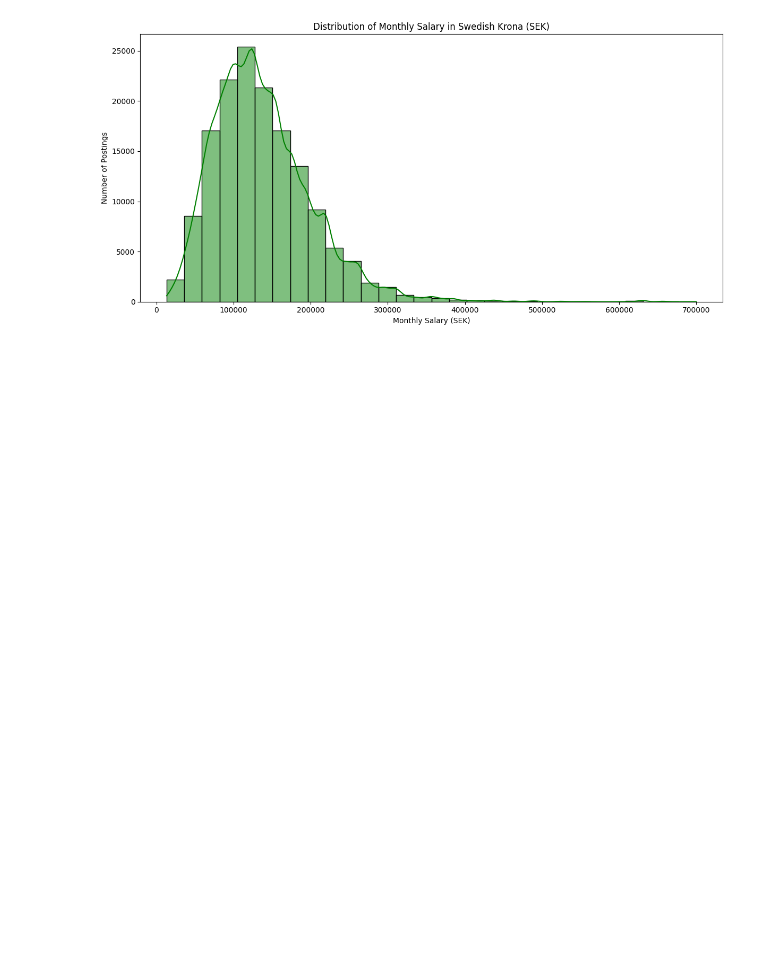
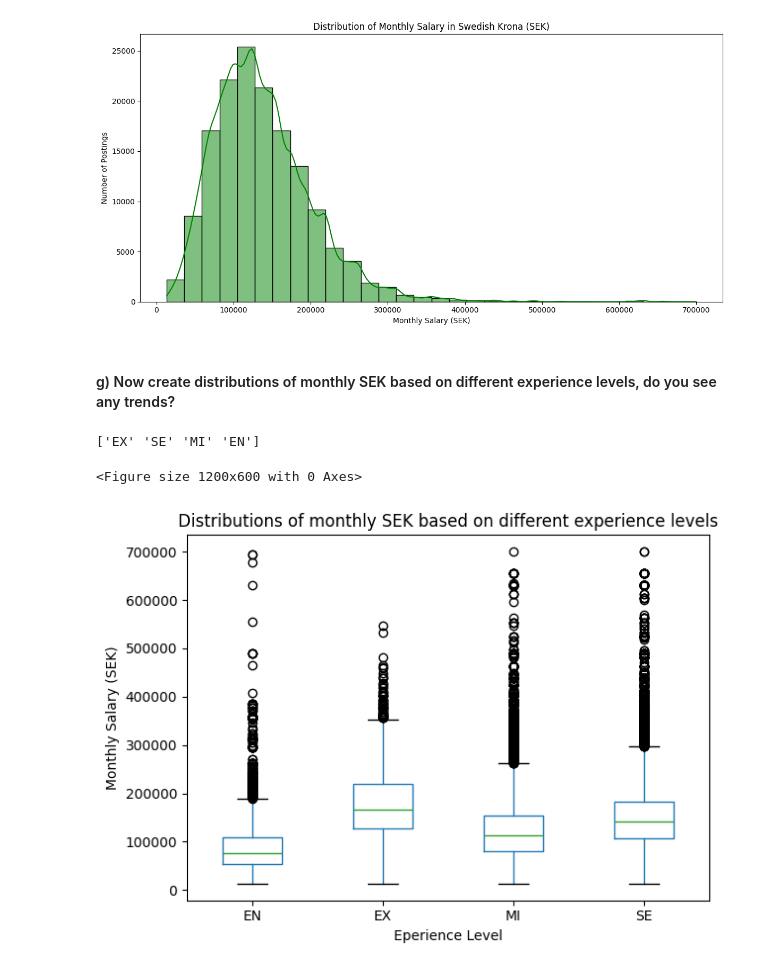
Before and after one commit to TonalLobster/AI_Engineering_Edwin_Lindblom, a Jupyter notebook: exercises/exercise_0/1_salaries_in_data_field.ipynb, the cells around one changed output. Drawn from its saved outputs; the diff is of its cells as text; code cells hidden in the pictures; blank space fills up the shorter version.

Commit message:
done with salary question g).

```diff
--- a/exercises/exercise_0/1_salaries_in_data_field.ipynb
+++ b/exercises/exercise_0/1_salaries_in_data_field.ipynb
@@ -260,3 +260,22 @@ plt.tight_layout()
 plt.show()
 # %% [output]
 [figure]
+# %% [markdown]
+#### g)  Now create distributions of monthly SEK based on different experience levels, do you see any trends?
+# %%
+print(df["experience_level"].unique())
+# %% [output]
+['EX' 'SE' 'MI' 'EN']
+# %%
+plt.figure(figsize=(12, 6 ))
+df.boxplot(column="monthly_salary_sek", by="experience_level", grid=False)
+plt.title("Distributions of monthly SEK based on different experience levels")
+plt.suptitle("")
+
+plt.xlabel("Eperience Level")
+plt.ylabel("Monthly Salary (SEK)")
+plt.tight_layout()
+plt.show()
+# %% [output]
+<Figure size 1200x600 with 0 Axes>
+[figure, added]
```
Also changed, not shown: parts of 2 cells of this notebook.
